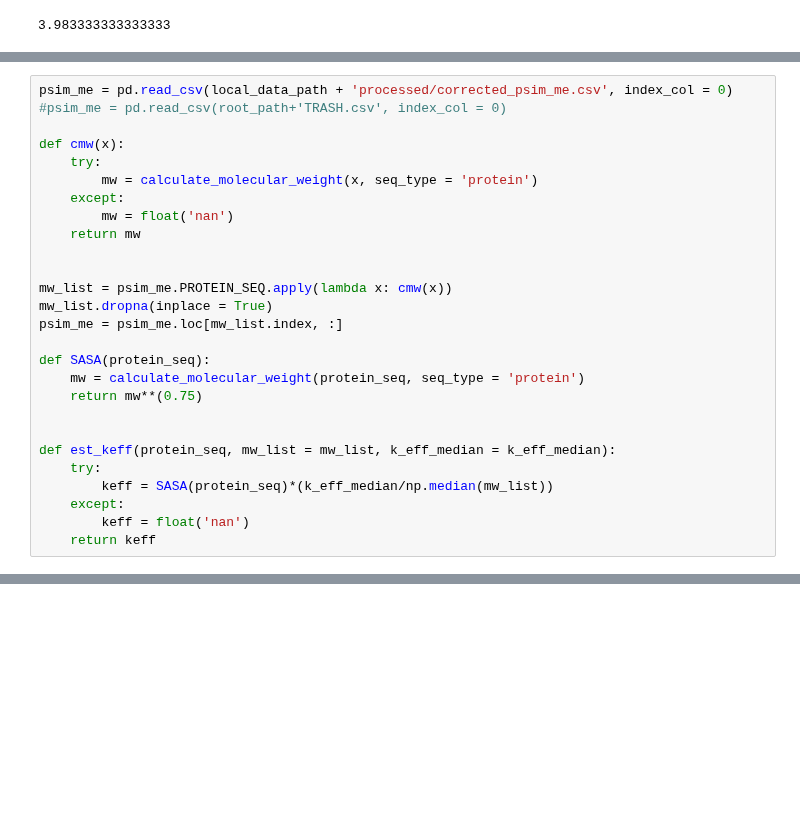
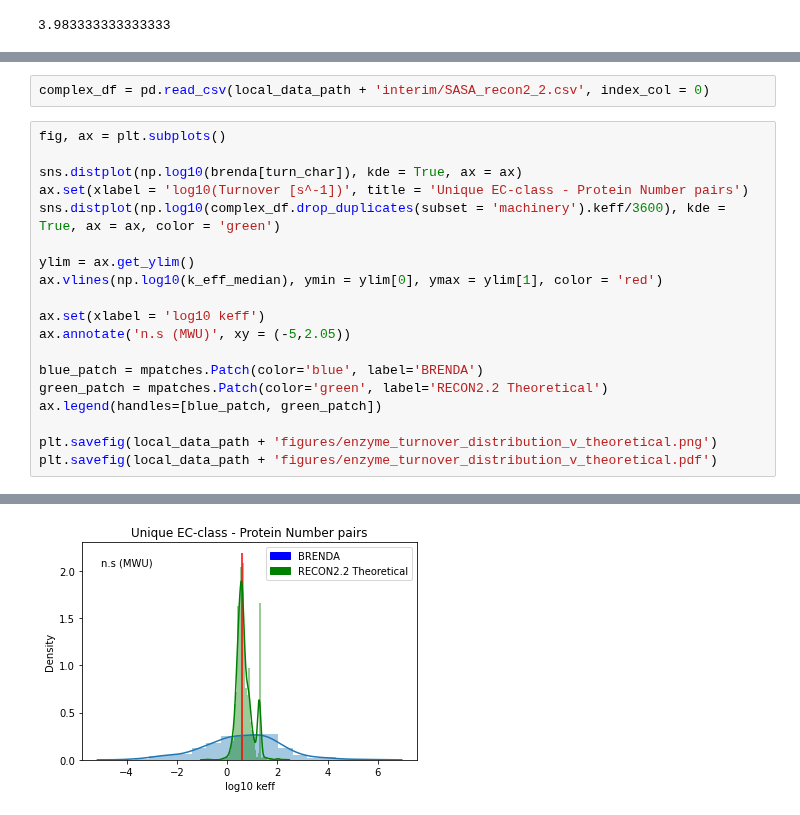
Before and after one commit to hmbaghdassarian/human_me, a Jupyter notebook: notebooks/preanalyses/enzyme_turnover.ipynb, the cells around one changed output, grey strips where cells are left out. Cells and saved outputs as stored; diff of their text form; blank space fills up the shorter version.

```diff
--- a/notebooks/preanalyses/enzyme_turnover.ipynb
+++ b/notebooks/preanalyses/enzyme_turnover.ipynb
@@ -87,27 +103,23 @@ plt.savefig(local_data_path + 'figures/enzyme_turnover_distribution.pdf')
 [figure]
-# %%
-psim_me = pd.read_csv(local_data_path + 'processed/corrected_psim_me.csv', index_col = 0) #psim_me = pd.read_csv(root_path+'TRASH.csv', index_col = 0)
-
-def cmw(x):
-    try:
-        mw = calculate_molecular_weight(x, seq_type = 'protein')
-    except:
-        mw = float('nan')
-    return mw
-
-
-mw_list = psim_me.PROTEIN_SEQ.apply(lambda x: cmw(x))
-mw_list.dropna(inplace = True)
-psim_me = psim_me.loc[mw_list.index, :]
-
-def SASA(protein_seq):
-    mw = calculate_molecular_weight(protein_seq, seq_type = 'protein')
-    return mw**(0.75)
-
-
-def est_keff(protein_seq, mw_list = mw_list, k_eff_median = k_eff_median):
-    try:
-        keff = SASA(protein_seq)*(k_eff_median/np.median(mw_list))
-    except:
-        keff = float('nan')
-    return keff
+# %%
+complex_df = pd.read_csv(local_data_path + 'interim/SASA_recon2_2.csv', index_col = 0)
+# %%
+fig, ax = plt.subplots()
+
+sns.distplot(np.log10(brenda[turn_char]), kde = True, ax = ax)
+ax.set(xlabel = 'log10(Turnover [s^-1])', title = 'Unique EC-class - Protein Number pairs')
+sns.distplot(np.log10(complex_df.drop_duplicates(subset = 'machinery').keff/3600), kde = True, ax = ax, color = 'green')
+
+ylim = ax.get_ylim()
+ax.vlines(np.log10(k_eff_median), ymin = ylim[0], ymax = ylim[1], color = 'red')
+
+ax.set(xlabel = 'log10 keff')
+ax.annotate('n.s (MWU)', xy = (-5,2.05))
+
+blue_patch = mpatches.Patch(color='blue', label='BRENDA')
+green_patch = mpatches.Patch(color='green', label='RECON2.2 Theoretical')
+ax.legend(handles=[blue_patch, green_patch])
+
+plt.savefig(local_data_path + 'figures/enzyme_turnover_distribution_v_theoretical.png')
+plt.savefig(local_data_path + 'figures/enzyme_turnover_distribution_v_theoretical.pdf')
+# %% [output]
@@ -113,0 +128 @@ def est_keff(protein_seq, mw_list = mw_list, k_eff_median = k_eff_median):
+[figure, added]
```
Also changed, not shown: parts of 5 cells of this notebook, 9 other files.
